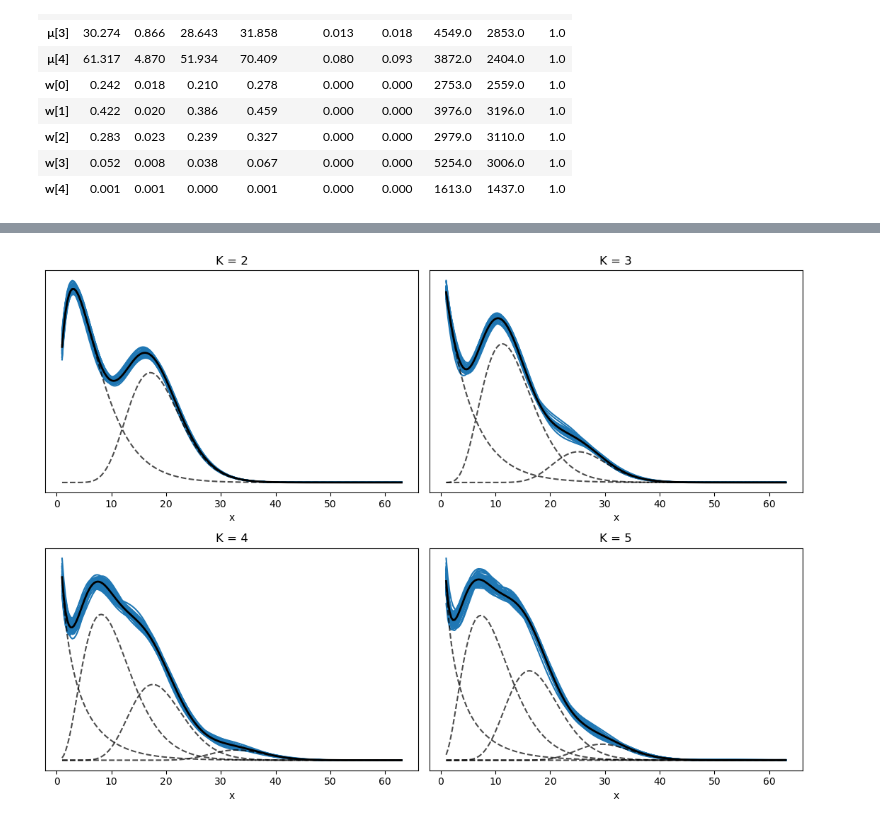
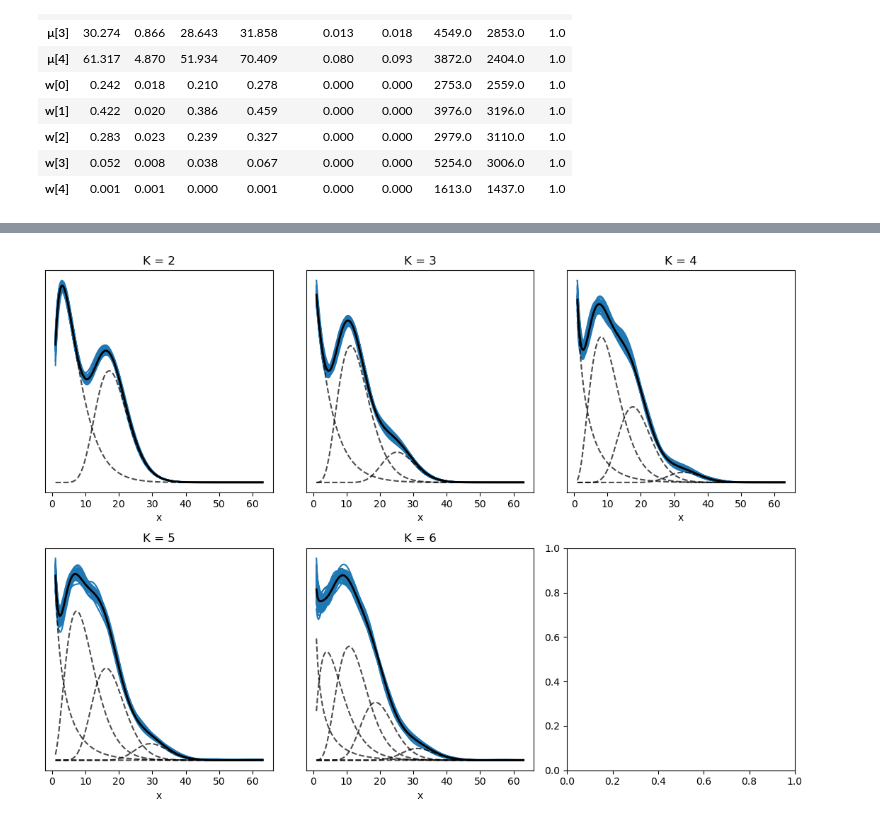
Before and after one commit to nazarenomm/Grupo4-TPI-EeI2, a Jupyter notebook: Parte2/parte_2_v2.ipynb, the cells around one changed output, grey strips where cells are left out. Cells and saved outputs as stored; diff of their text form; code cells hidden in the pictures.

```diff
--- a/Parte2/parte_2_v2.ipynb
+++ b/Parte2/parte_2_v2.ipynb
@@ -135,7 +139,7 @@ array([ 3., 22.])
 k=2
 
 with pm.Model() as poisson_mixture_model:
-    μ = pm.Gamma('μ', mu=μ_μ, sigma=obs.std(), shape=k, transform=pm.distributions.transforms.ordered)
+    μ = pm.Gamma('μ', mu=μ_μ, sigma=5, shape=k, transform=pm.distributions.transforms.ordered)
     w = pm.Dirichlet('w', a=np.ones(k))
 
     comps = [pm.Poisson.dist(mu=μ[i]) for i in range(k)]
@@ -175,7 +179,7 @@ Se procedió a evaluar distintos valores de K para analizar cómo variaba el aju
 
 > PROBAR CON MÁS Ks
 # %%
-Ks = [2, 3, 4, 5]
+Ks = [2, 3, 4, 5, 6]
 
 idatas = []
 modelos = []
@@ -296,28 +303,28 @@ k=4 y k=5 son los de mejor capacidad predictiva, los demás estan por fuera del
 # %%
-fig, ax = plt.subplots(2, 2, figsize=(11, 8))
+fig, ax = plt.subplots(2, 3, figsize=(11, 8))
 
 ax = np.ravel(ax)
 x = np.linspace(obs.min(), obs.max(), 200)
 for idx, idata_x in enumerate(idatas):
     posterior_x = idata_x.posterior.stack(samples=("chain", "draw"))
     x_ = np.array([x] * Ks[idx]).T
 
     for i_ in np.random.randint(0, posterior_x.samples.size, size=50):
         dist = pz.Gamma(mu=posterior_x['μ'][:,i_], sigma=5)
         ax[idx].plot(x, np.sum(dist.pdf(x_) *  posterior_x['w'][:,i_].values, 1), 'C0')
 
     p_y = posterior_x['w'].mean("samples")
     dist = pz.Gamma(mu=posterior_x['μ'].mean("samples"), sigma=5)
     ax[idx].plot(x, np.sum(dist.pdf(x_) * p_y.values, 1), 'k', lw=2)
     ax[idx].plot(x, dist.pdf(x_) * p_y.values, 'k--', alpha=0.7)
 
     ax[idx].set_title('K = {}'.format(Ks[idx]))
     ax[idx].set_yticks([])
     ax[idx].set_xlabel('x')
 
 plt.tight_layout();
 # %% [output]
-[figure, old version]
+[figure, new version]
 # %%
 for i, k in enumerate(Ks):
     modelo = modelos[i]
```
Also changed, not shown: parts of 23 cells of this notebook.
